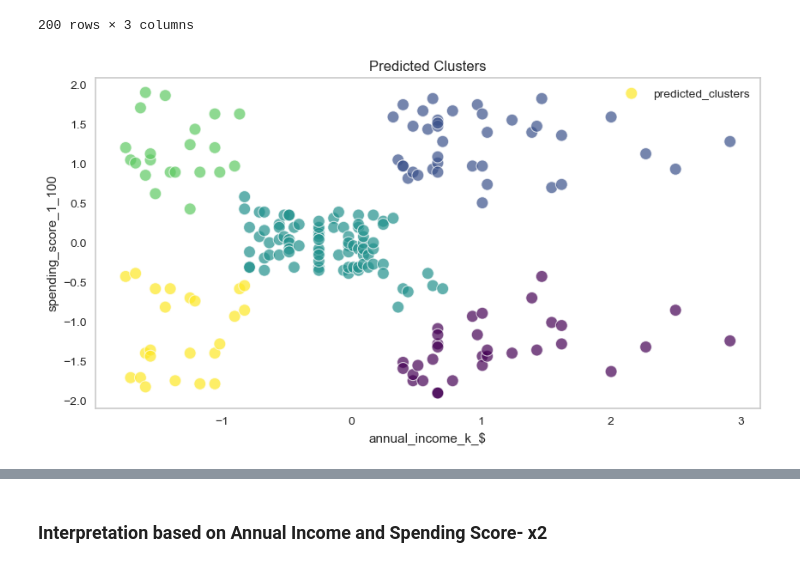
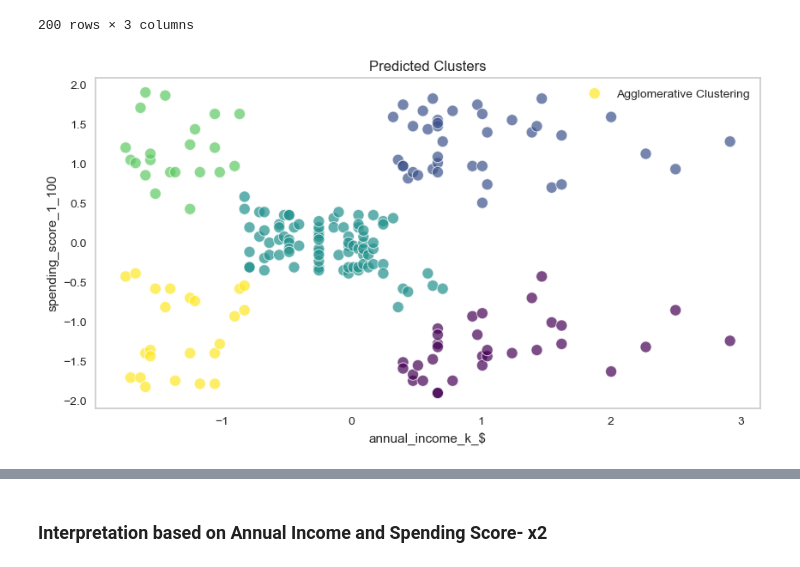
Before and after one commit to celik-muhammed/ML-Customers-Segmentation-Cluestering-Analysis-Project, a Jupyter notebook: ML-Customers-Segmentation-Cluestering-Analysis-Project.ipynb, the cells around one changed output, grey strips where cells are left out. Saved outputs shown, nothing was run; the diff lists cells and outputs as text; code cells hidden in the pictures.

```diff
--- a/ML-Customers-Segmentation-Cluestering-Analysis-Project.ipynb
+++ b/ML-Customers-Segmentation-Cluestering-Analysis-Project.ipynb
@@ -1171,8 +1183,8 @@ from sklearn.metrics import silhouette_score
 
 for k in K:
     model = AgglomerativeClustering(n_clusters=k)
-    model.fit(X1)
-    print(f'Silhouette Score for {k} clusters: {silhouette_score(X1, model.labels_)}')
+    model.fit(X12)
+    print(f'Silhouette Score for {k} clusters: {silhouette_score(X12, model.labels_)}')
 # %% [output]
 Silhouette Score for 2 clusters: 0.41449964268735984
 Silhouette Score for 3 clusters: 0.41664148520394606
@@ -1234,6 +1257,6 @@ sns.lineplot(data=clus_pred)
 # %%
-X2 = df.iloc[:, [2,3]]
-X2
+X22 = df.iloc[:, [2,3]]
+X22
 # %% [output]
 |  | annual_income_k_$ | spending_score_1_100 |
 | CustomerID |  |  |
@@ -1289,8 +1312,8 @@ from sklearn.metrics import silhouette_score
 
 for k in K:
     model = AgglomerativeClustering(n_clusters = k)
-    model.fit(X2)
-    print(f'Silhouette Score for {k} clusters: {silhouette_score(X2, model.labels_)}')
+    model.fit(X22)
+    print(f'Silhouette Score for {k} clusters: {silhouette_score(X22, model.labels_)}')
 # %% [output]
 Silhouette Score for 2 clusters: 0.3842337621772661
 Silhouette Score for 3 clusters: 0.4610481446570447
@@ -1305,9 +1328,9 @@ Silhouette Score for 9 clusters: 0.43768997758154127
 # %%
 model2 = AgglomerativeClustering(n_clusters=5, affinity="euclidean", linkage="ward")
-model2.fit(X2)
+model2.fit(X22)
 model2.labels_
-X2['labels'] = model2.labels_
-X2
+X22['labels'] = model2.labels_
+X22
 # %% [output]
 |  | annual_income_k_$ | spending_score_1_100 | labels |
 | CustomerID |  |  |  |
@@ -1326,10 +1349,10 @@ X2
 # %%
 plt.figure(figsize=(10,5))
 sns.scatterplot(
-    x='annual_income_k_$', y='spending_score_1_100', data=X2, c=X2['labels'],
-    cmap= "viridis", alpha=0.7, s=100, label='predicted_clusters'
+    x='annual_income_k_$', y='spending_score_1_100', data=X22, c=X22['labels'],
+    cmap= "viridis", alpha=0.7, s=90, label='Agglomerative Clustering'
 )
 plt.title("Predicted Clusters")
 plt.show();
 # %% [output]
-[figure, old version]
+[figure, new version]
```
Also changed, not shown: parts of 71 cells of this notebook.
